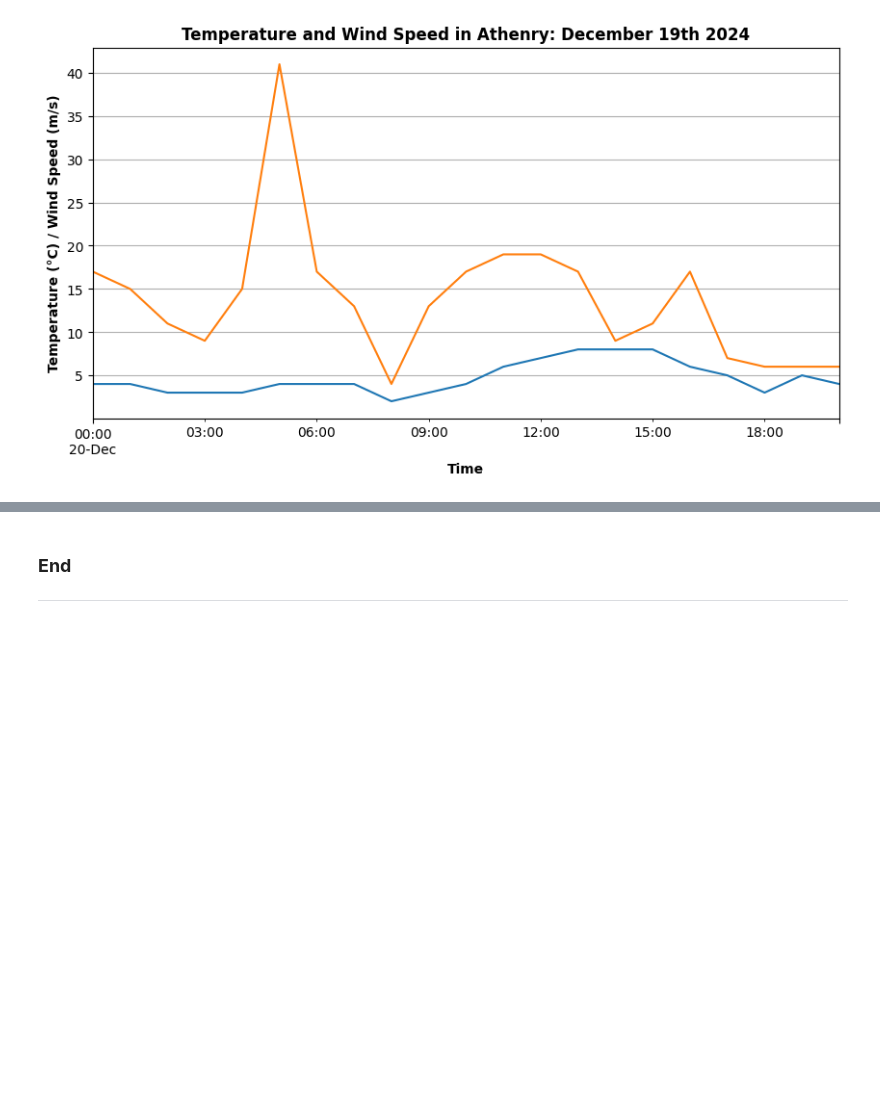
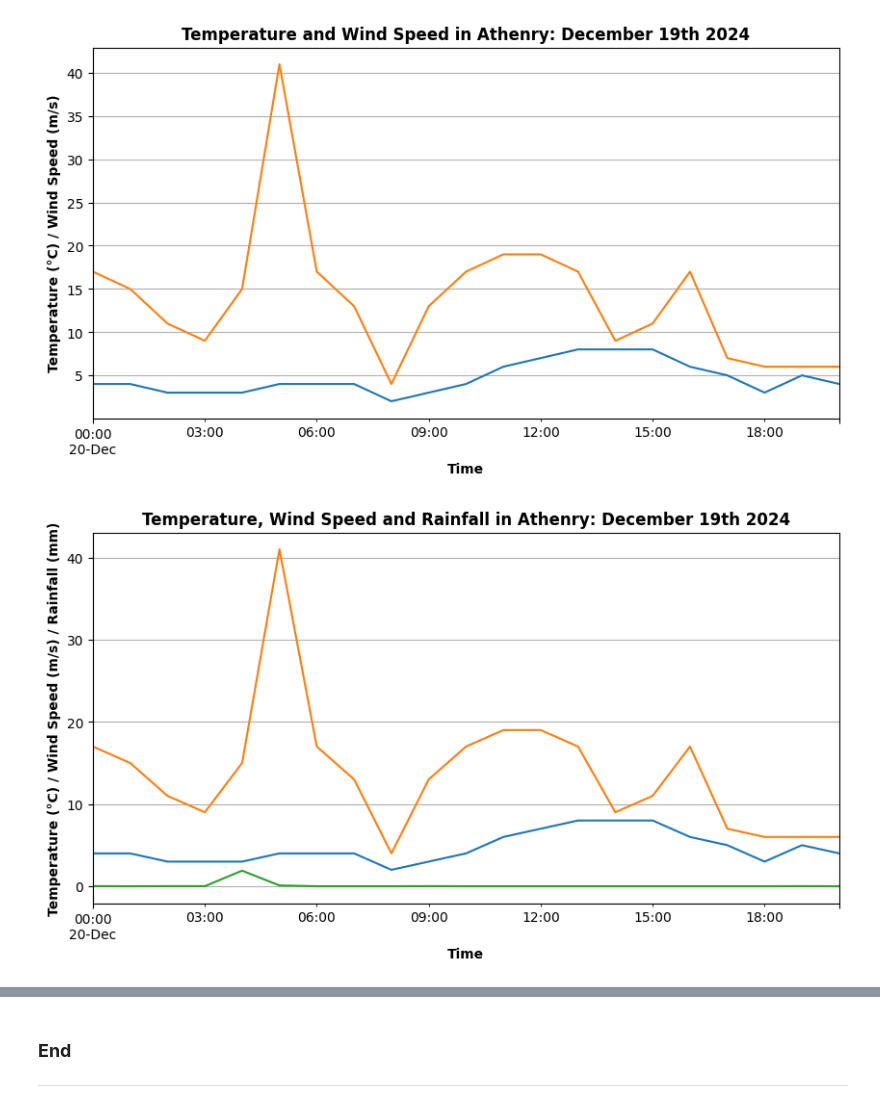
Before and after one commit to lryan30/CI_assessment, a Jupyter notebook: weather.ipynb, the cells around one changed output, grey strips where cells are left out. Saved outputs shown, nothing was run; the diff lists cells and outputs as text; code cells hidden in the pictures; blank space fills up the shorter version.

```diff
--- a/weather.ipynb
+++ b/weather.ipynb
@@ -209,3 +210,17 @@ plt.grid()
 plt.show()
 # %% [output]
 [figure]
+# %%
+# plot temperature windspeed and rainfall
+
+fig, ax = plt.subplots(figsize=(10, 5))
+df['temperature'].plot(ax=ax)
+df['windSpeed'].plot(ax=ax)
+df['rainfall'].plot(ax=ax)
+ax.set_title('Temperature, Wind Speed and Rainfall in Athenry: December 19th 2024', fontweight='bold')
+ax.set_ylabel('Temperature (°C) / Wind Speed (m/s) / Rainfall (mm)', fontweight='bold')
+ax.set_xlabel('Time', fontweight='bold')
+plt.grid()
+plt.show()
+# %% [output]
+[figure, added]
```
Also changed, not shown: parts of 2 cells of this notebook, 1 other file.
